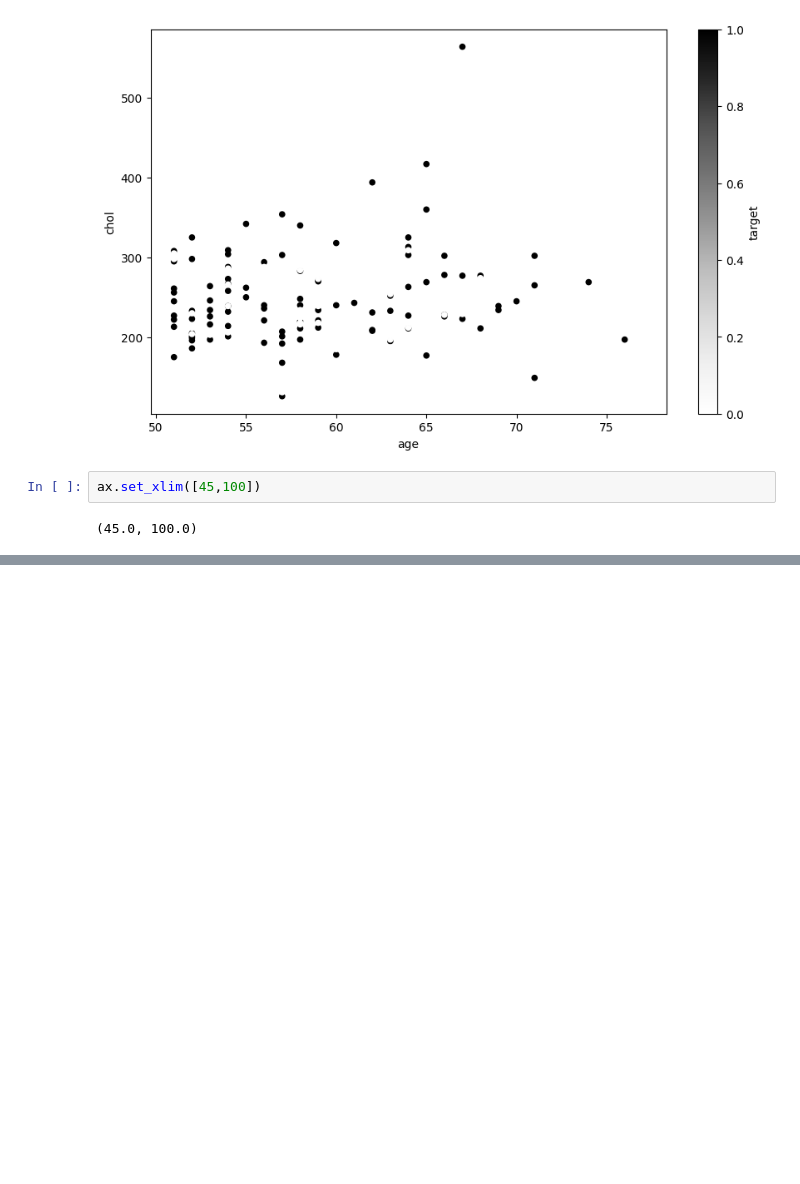
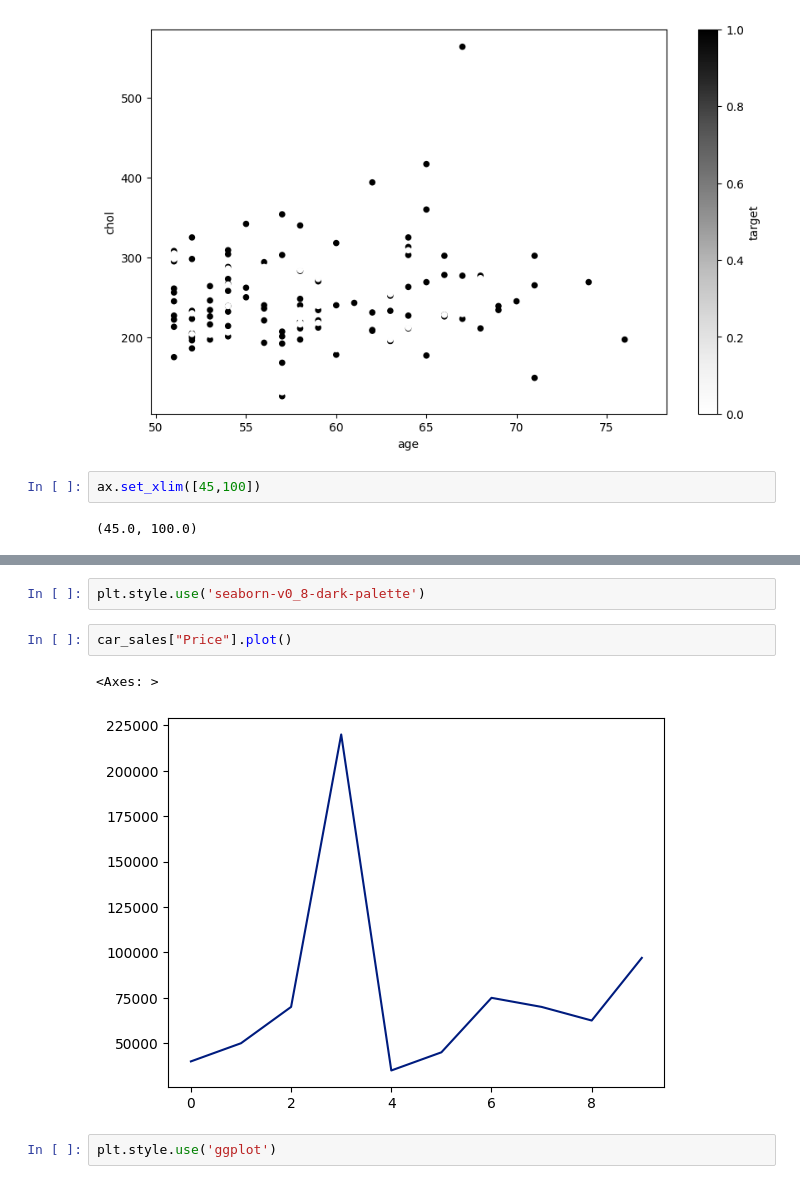
Before and after one commit to citysiva180/machine-learning-repo, a Jupyter notebook: Complete_Machine_Learing_and_DataScience_BootCamp_2023_v2.ipynb, the cells around one changed output, grey strips where cells are left out. Cells and saved outputs as stored; diff of their text form; blank space fills up the shorter version.

```diff
--- a/Complete_Machine_Learing_and_DataScience_BootCamp_2023_v2.ipynb
+++ b/Complete_Machine_Learing_and_DataScience_BootCamp_2023_v2.ipynb
@@ -1390,0 +1487,9 @@ ax.set_xlim([45,100])
+# %%
+plt.style.use('seaborn-v0_8-dark-palette')
+# %%
+car_sales["Price"].plot()
+# %% [output]
+<Axes: >
+[figure, added]
+# %%
+plt.style.use('ggplot')
```
Also changed, not shown: parts of 16 cells of this notebook.
